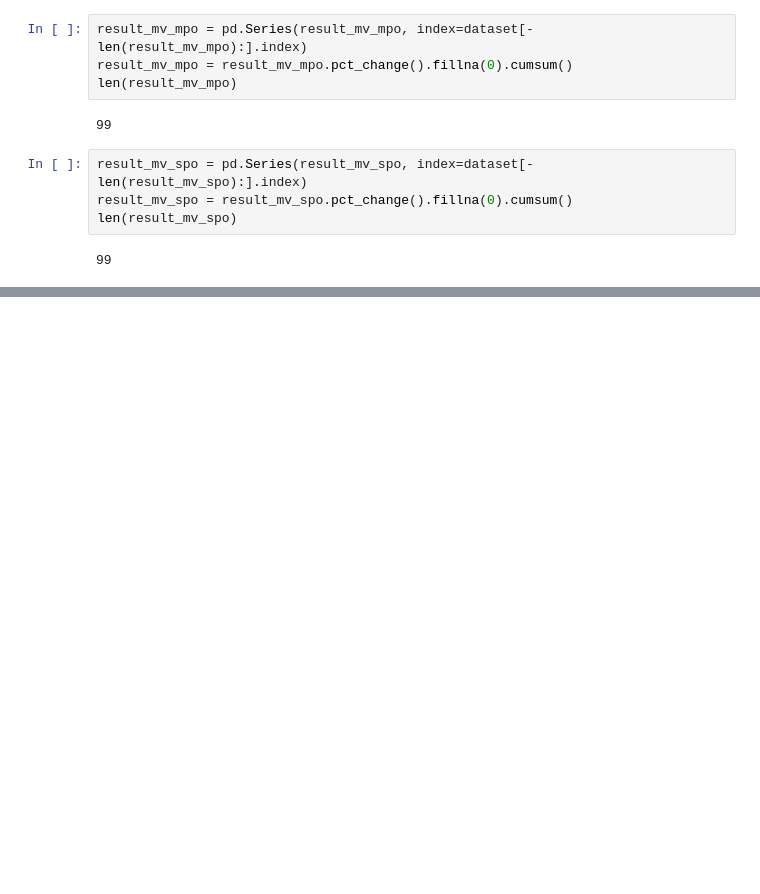
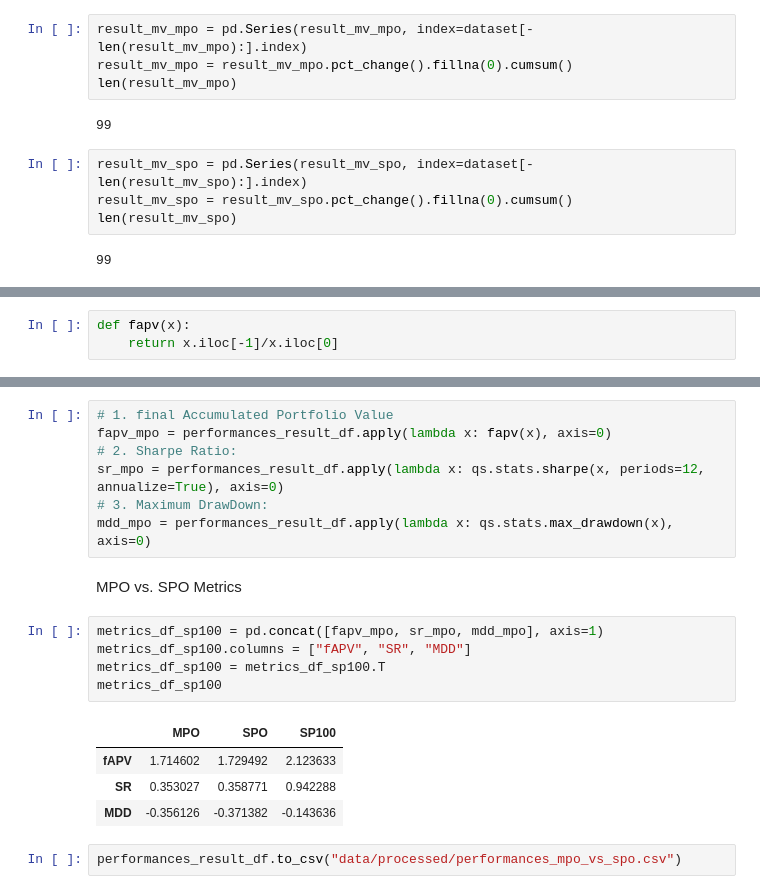
Before and after one commit to SiddeshkanthLogonathan/worldquant-capstone-project, a Jupyter notebook: src/Markowitz_MPO_vs_SPO.ipynb, the cells around one changed output, grey strips where cells are left out. Drawn from its saved outputs; the diff is of its cells as text; blank space fills up the shorter version.

```diff
--- a/src/Markowitz_MPO_vs_SPO.ipynb
+++ b/src/Markowitz_MPO_vs_SPO.ipynb
@@ -149,0 +161,3 @@ Performance Metrics of MPO vs. SPO
+# %%
+def fapv(x):
+    return x.iloc[-1]/x.iloc[0]
@@ -149,0 +179,21 @@ Performance Metrics of MPO vs. SPO
+# %%
+# 1. final Accumulated Portfolio Value
+fapv_mpo = performances_result_df.apply(lambda x: fapv(x), axis=0)
+# 2. Sharpe Ratio:
+sr_mpo = performances_result_df.apply(lambda x: qs.stats.sharpe(x, periods=12, annualize=True), axis=0)
+# 3. Maximum DrawDown:
+mdd_mpo = performances_result_df.apply(lambda x: qs.stats.max_drawdown(x), axis=0)
+# %% [markdown]
+MPO vs. SPO Metrics
+# %%
+metrics_df_sp100 = pd.concat([fapv_mpo, sr_mpo, mdd_mpo], axis=1)
+metrics_df_sp100.columns = ["fAPV", "SR", "MDD"]
+metrics_df_sp100 = metrics_df_sp100.T
+metrics_df_sp100
+# %% [output]
+|  | MPO | SPO | SP100 |
+| fAPV | 1.714602 | 1.729492 | 2.123633 |
+| SR | 0.353027 | 0.358771 | 0.942288 |
+| MDD | -0.356126 | -0.371382 | -0.143636 |
+# %%
+performances_result_df.to_csv("data/processed/performances_mpo_vs_spo.csv")
```
Also changed, not shown: parts of 11 cells of this notebook, 6 other files.
